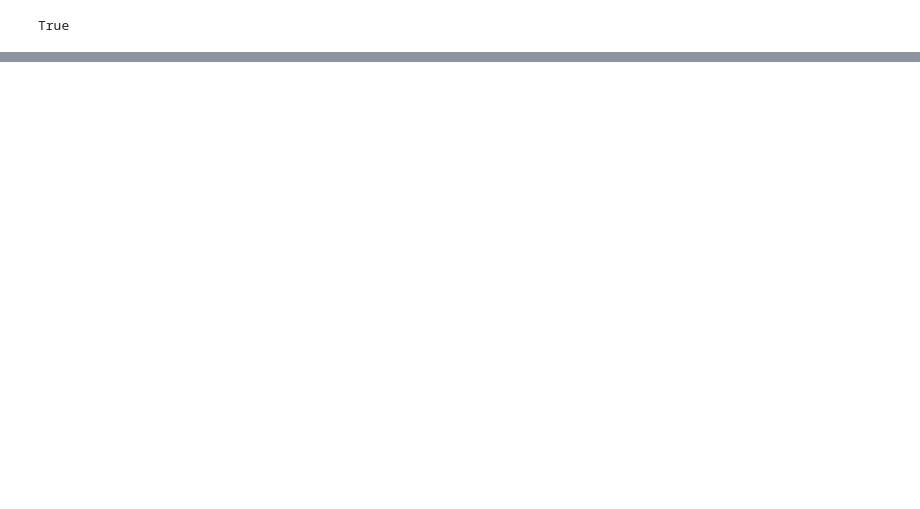
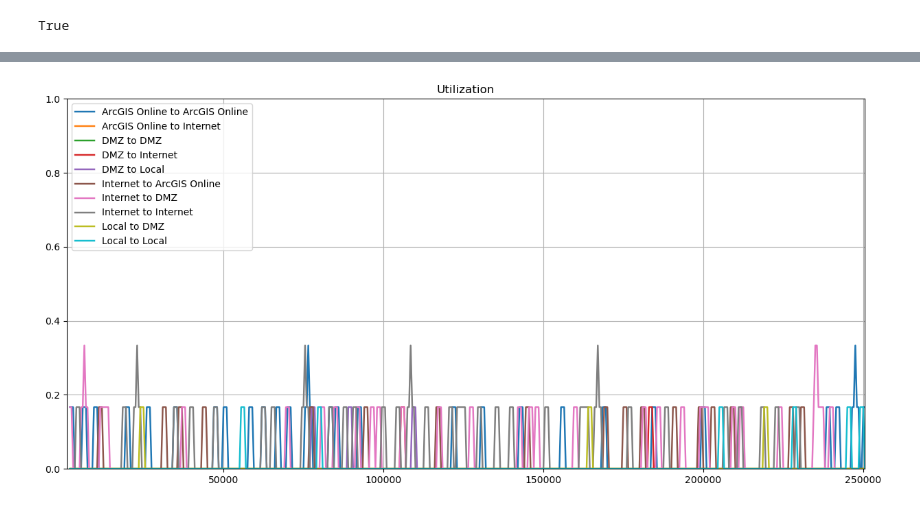
Before and after one commit to sbiickert/pygissim, a Jupyter notebook: src/pygisim_tutorial.ipynb, the cells around one changed output, grey strips where cells are left out. Cells and saved outputs as stored; diff of their text form; code cells hidden in the pictures; blank space fills up the shorter version.

```diff
--- a/src/pygisim_tutorial.ipynb
+++ b/src/pygisim_tutorial.ipynb
@@ -53,7 +53,7 @@ d.add_zone(dmz, local_bw_mbps=1000, local_latency_ms=0)
 
 # Note that the Connections need not be symmetrical
 d.add_connection(lan.connect(dmz, bw=350, lat=1))
-d.add_connection(dmz.connect(lan, bw=500, lat=1))
+d.add_connection(dmz.connect(lan, bw=500, lat=2))
 # %% [markdown]
 Now, let's visualize the network.
 # %%
@@ -268,0 +310,2 @@ True
+# %%
+sim = Simulator("My Simulator", '', design=d)
@@ -268,0 +369,3 @@ True
+# %%
+queue_type = "CONNECTION" # or V_SERVER or P_SERVER
+nb.util_stats_for_queues(sim.queue_metrics, queue_type=queue_type)
@@ -268,0 +384,5 @@ True
+# %%
+q_util = nb.utilization_for_queues(sim.queue_metrics, queue_type=queue_type)
+nb.draw_queue_utilization(q_util, rolling=True)
+# %% [output]
+[figure, added]
```
Also changed, not shown: parts of 32 cells of this notebook, 14 other files.
